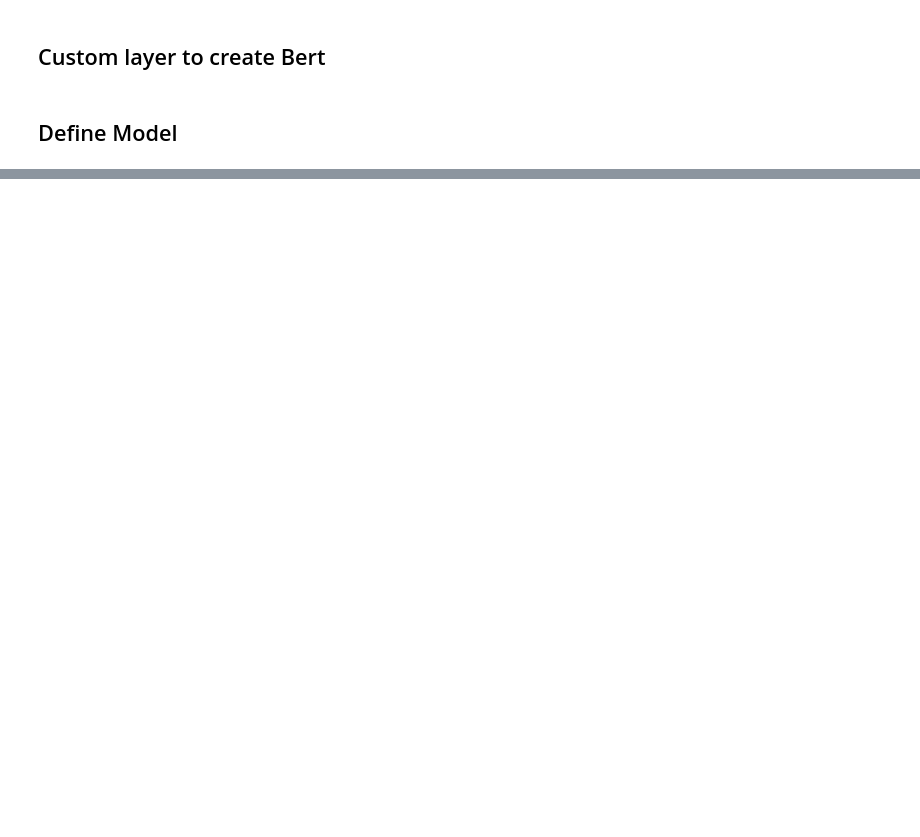
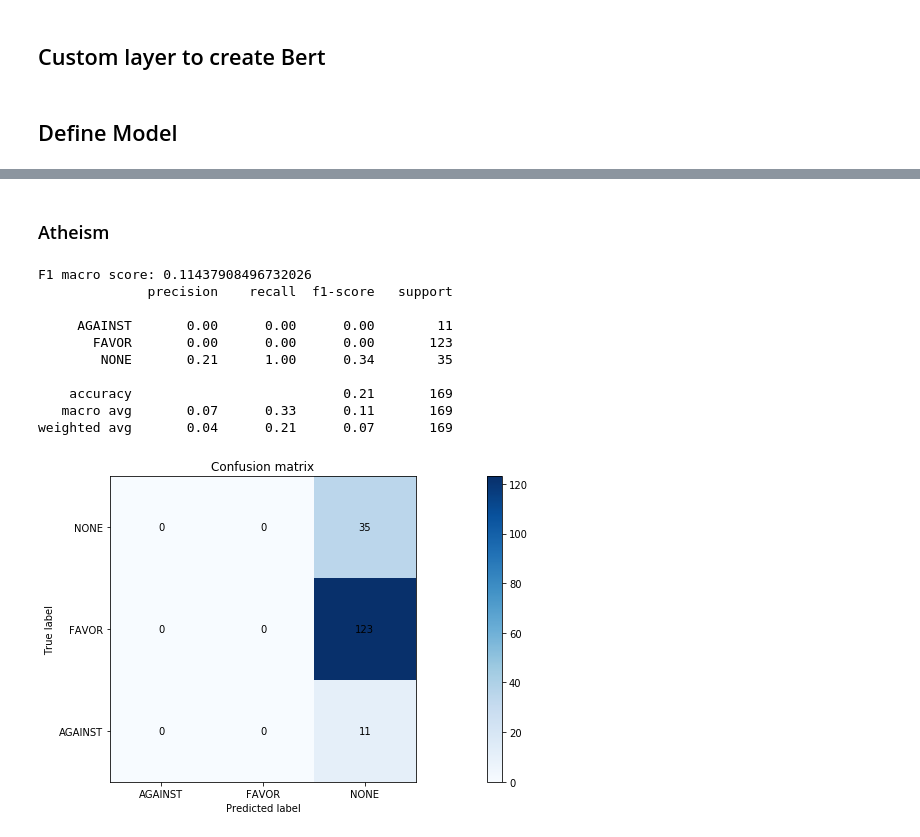
Before and after one commit to timspit/w266_final_project, a Jupyter notebook: Bert-TimCopy.ipynb, the cells around one changed output, grey strips where cells are left out. Saved outputs shown, nothing was run; the diff lists cells and outputs as text; code cells hidden in the pictures; blank space fills up the shorter version.

Commit message:
bert

```diff
--- a/Bert-TimCopy.ipynb
+++ b/Bert-TimCopy.ipynb
@@ -538,0 +739,20 @@ weighted avg       0.68      0.68      0.67       295
+# %% [markdown]
+### Atheism
+# %%
+pred_test_atheism = model_atheism.predict(x = atheism_test_subset['bert'])
+
+standard_metrics(true_labels = atheism_test_subset['labels_text'],
+                 test_probs = pred_test_atheism,
+                 label_titles = label_categories)
+# %% [output]
+F1 macro score: 0.11437908496732026
+              precision    recall  f1-score   support
+
+     AGAINST       0.00      0.00      0.00        11
+       FAVOR       0.00      0.00      0.00       123
+        NONE       0.21      1.00      0.34        35
+
+    accuracy                           0.21       169
+   macro avg       0.07      0.33      0.11       169
+weighted avg       0.04      0.21      0.07       169
+[figure, added]
```
Also changed, not shown: parts of 67 cells of this notebook.
